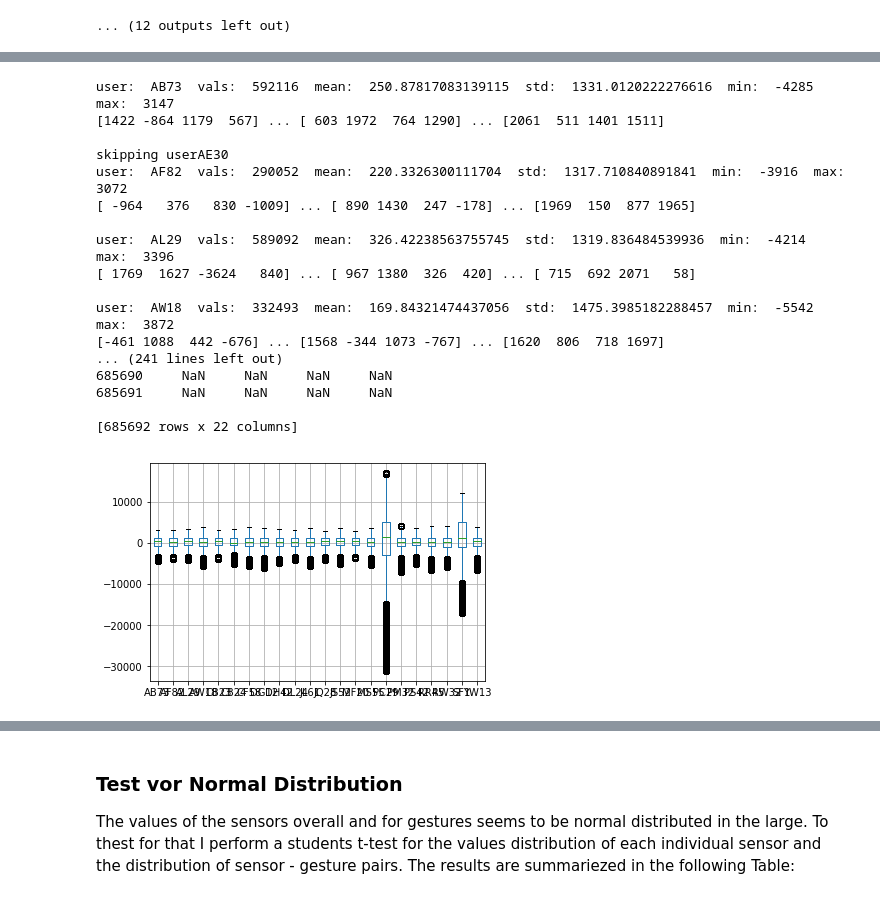
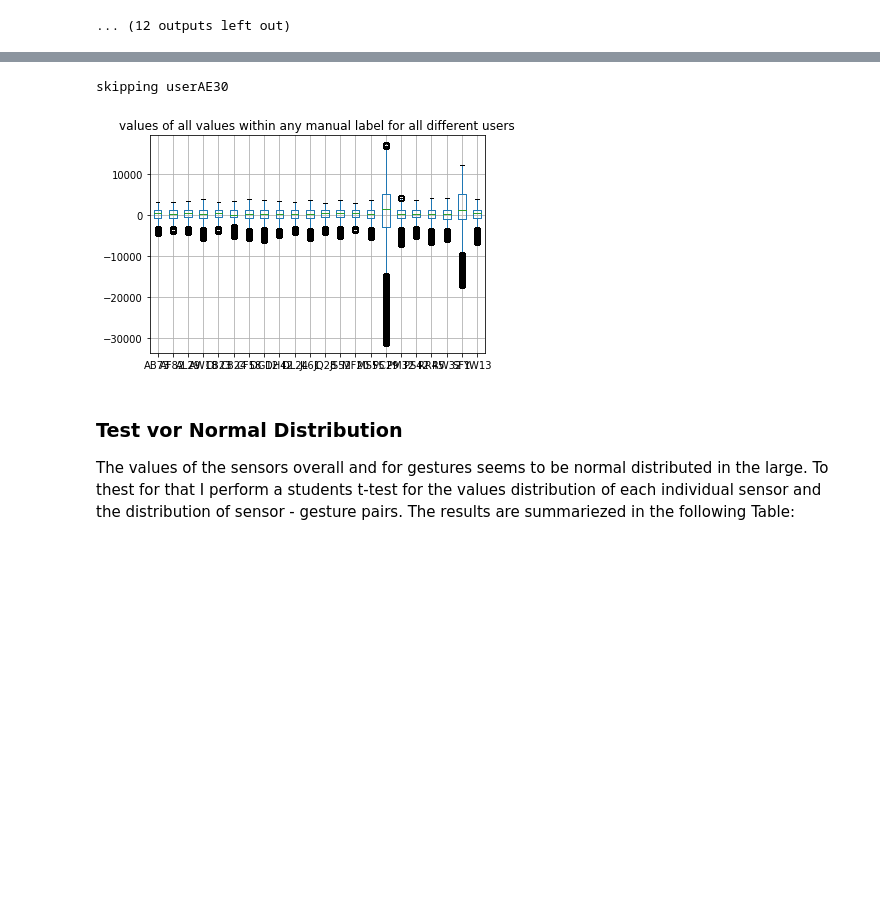
Before and after one commit to joergsimon/thesis, a Jupyter notebook: gesture-analysis/scripts/Description of Raw Data.ipynb, the cells around one changed output, grey strips where cells are left out. Saved outputs shown, nothing was run; the diff lists cells and outputs as text; code cells hidden in the pictures; blank space fills up the shorter version.

```diff
--- a/gesture-analysis/scripts/Description of Raw Data.ipynb
+++ b/gesture-analysis/scripts/Description of Raw Data.ipynb
@@ -1245,21 +1149,6 @@ skipping userAE30
-# %%
-show_boxplots_row_lc(cols[all_accel], 'label_manual', 'all_labels', True, False)
-# %% [output]
-user:  AB73  vals:  592116  mean:  250.87817083139115  std:  1331.0120222276616  min:  -4285  max:  3147
-[1422 -864 1179  567] ... [ 603 1972  764 1290] ... [2061  511 1401 1511]
-
-skipping userAE30
-user:  AF82  vals:  290052  mean:  220.3326300111704  std:  1317.710840891841  min:  -3916  max:  3072
-[ -964   376   830 -1009] ... [ 890 1430  247 -178] ... [1969  150  877 1965]
-
-user:  AL29  vals:  589092  mean:  326.42238563755745  std:  1319.836484539936  min:  -4214  max:  3396
-[ 1769  1627 -3624   840] ... [ 967 1380  326  420] ... [ 715  692 2071   58]
-
-user:  AW18  vals:  332493  mean:  169.84321474437056  std:  1475.3985182288457  min:  -5542  max:  3872
-[-461 1088  442 -676] ... [1568 -344 1073 -767] ... [1620  806  718 1697]
-... (241 lines left out)
-685690     NaN     NaN     NaN     NaN
-685691     NaN     NaN     NaN     NaN
-
-[685692 rows x 22 columns]
-[figure, removed]
+# %%
+gbo.show_valuerange_boxplots_in_one_imagefor_label_type_and_gesture(
+    usernames, users, 'all values within any manual label', cols[all_accel],
+    'label_manual', 'all_labels', True, higher_percentile, lower_percentile, False, False)
+#show_boxplots_row_lc(cols[all_accel], 'label_manual', 'all_labels', True, False)
+# %% [output]
@@ -1266,3 +1156,5 @@ user:  AW18  vals:  332493  mean:  169.84321474437056  std:  1475.3985182288457
+skipping userAE30
+[figure, added]
 # %% [markdown]
 ### Test vor Normal Distribution
 
```
Also changed, not shown: parts of 15 cells of this notebook.
